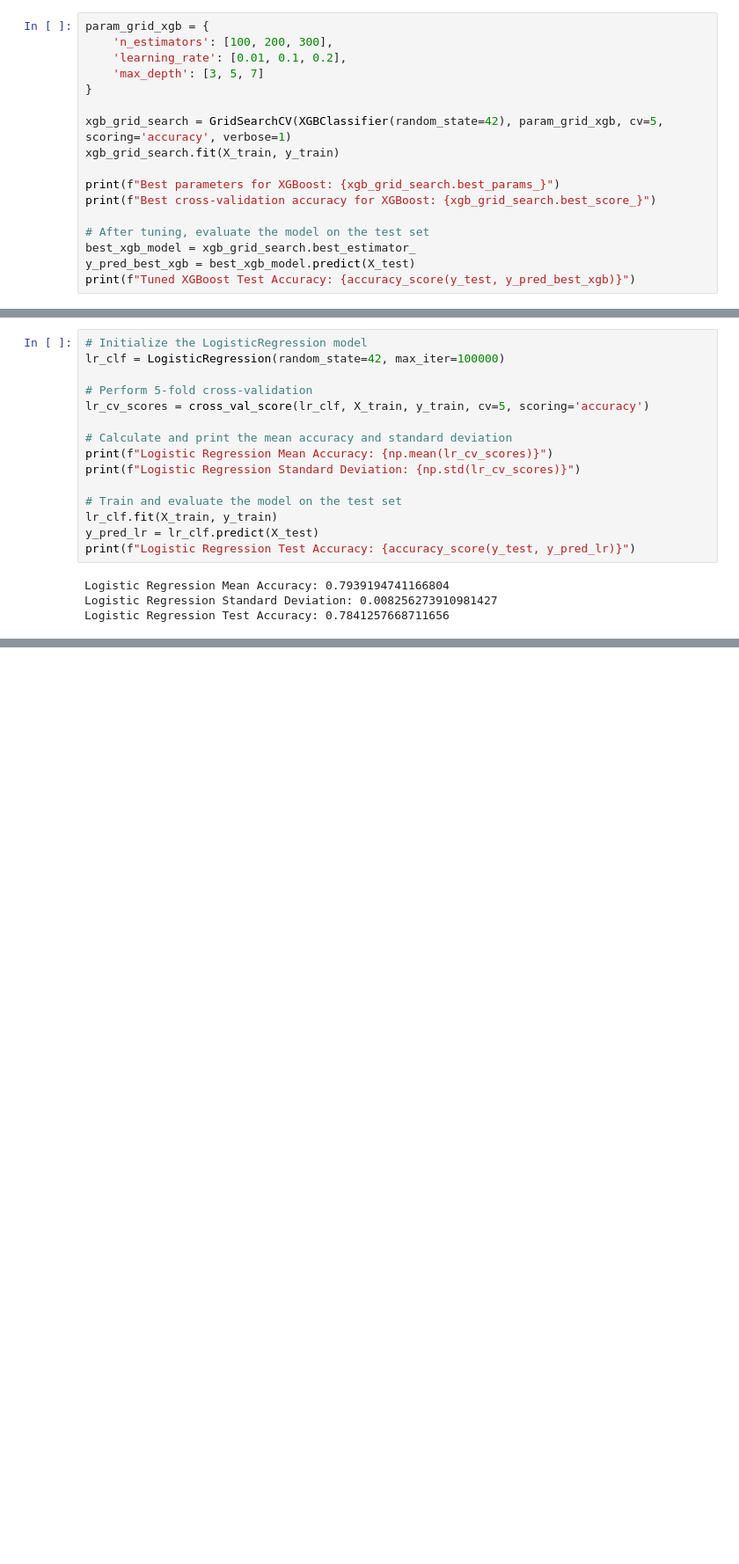
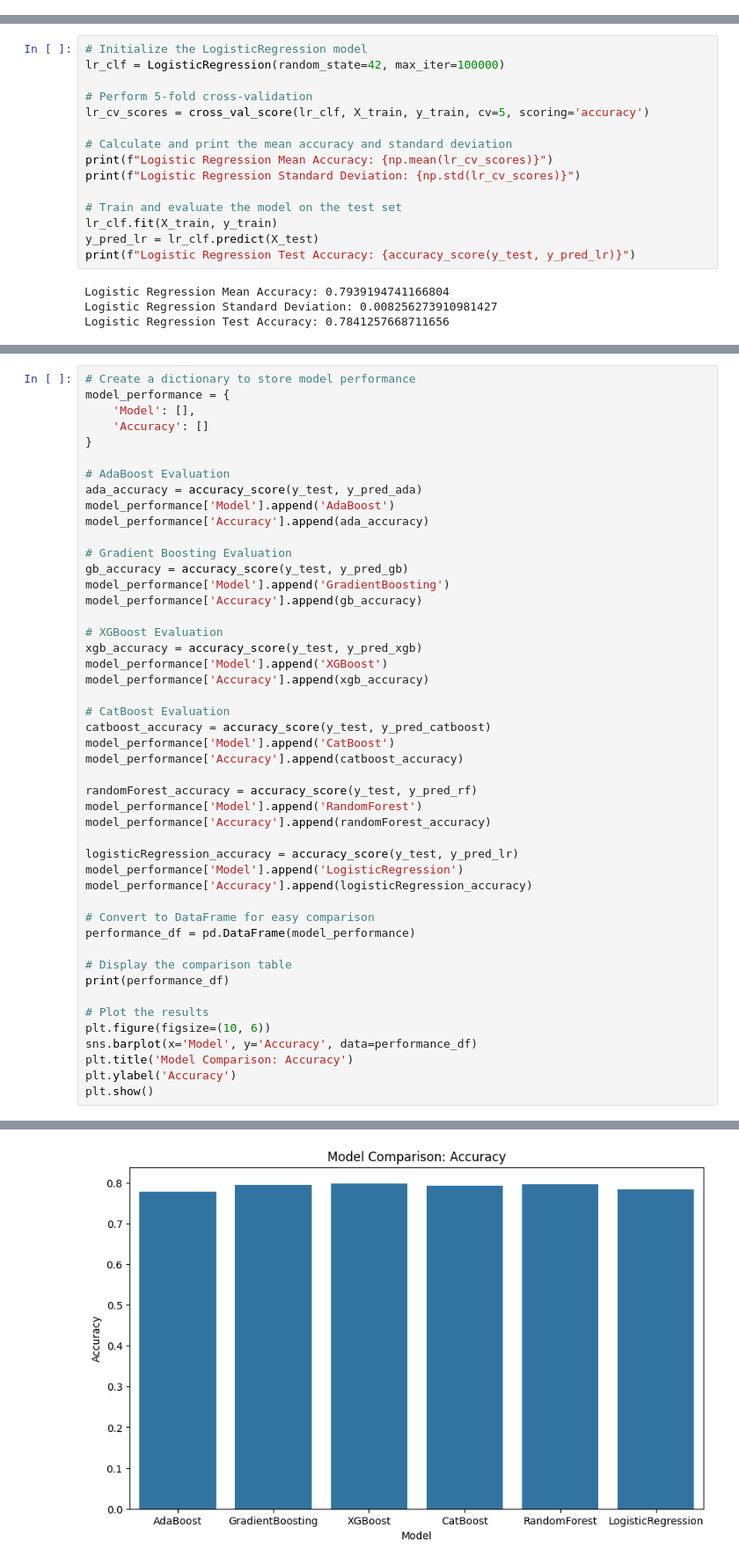
Before and after one commit to pimpaoz15/DISE, a Jupyter notebook: Lab 3/Lab3.ipynb, the cells around one changed output, grey strips where cells are left out. Shown at 88% size. Saved outputs shown, nothing was run; the diff lists cells and outputs as text; blank space fills up the shorter version.

```diff
--- a/Lab 3/Lab3.ipynb
+++ b/Lab 3/Lab3.ipynb
@@ -675,17 +491,0 @@ Tuned CatBoost Test Accuracy: 0.8017638036809815
-# %%
-param_grid_xgb = {
-    'n_estimators': [100, 200, 300],
-    'learning_rate': [0.01, 0.1, 0.2],
-    'max_depth': [3, 5, 7]
-}
-
-xgb_grid_search = GridSearchCV(XGBClassifier(random_state=42), param_grid_xgb, cv=5, scoring='accuracy', verbose=1)
-xgb_grid_search.fit(X_train, y_train)
-
-print(f"Best parameters for XGBoost: {xgb_grid_search.best_params_}")
-print(f"Best cross-validation accuracy for XGBoost: {xgb_grid_search.best_score_}")
-
-# After tuning, evaluate the model on the test set
-best_xgb_model = xgb_grid_search.best_estimator_
-y_pred_best_xgb = best_xgb_model.predict(X_test)
-print(f"Tuned XGBoost Test Accuracy: {accuracy_score(y_test, y_pred_best_xgb)}")
@@ -740,0 +542,48 @@ Logistic Regression Test Accuracy: 0.7841257668711656
+# %%
+# Create a dictionary to store model performance
+model_performance = {
+    'Model': [],
+    'Accuracy': []
+}
+
+# AdaBoost Evaluation
+ada_accuracy = accuracy_score(y_test, y_pred_ada)
+model_performance['Model'].append('AdaBoost')
+model_performance['Accuracy'].append(ada_accuracy)
+
+# Gradient Boosting Evaluation
+gb_accuracy = accuracy_score(y_test, y_pred_gb)
+model_performance['Model'].append('GradientBoosting')
+model_performance['Accuracy'].append(gb_accuracy)
+
+# XGBoost Evaluation
+xgb_accuracy = accuracy_score(y_test, y_pred_xgb)
+model_performance['Model'].append('XGBoost')
+model_performance['Accuracy'].append(xgb_accuracy)
+
+# CatBoost Evaluation
+catboost_accuracy = accuracy_score(y_test, y_pred_catboost)
+model_performance['Model'].append('CatBoost')
+model_performance['Accuracy'].append(catboost_accuracy)
+
+randomForest_accuracy = accuracy_score(y_test, y_pred_rf)
+model_performance['Model'].append('RandomForest')
+model_performance['Accuracy'].append(randomForest_accuracy)
+
+logisticRegression_accuracy = accuracy_score(y_test, y_pred_lr)
+model_performance['Model'].append('LogisticRegression')
+model_performance['Accuracy'].append(logisticRegression_accuracy)
+
+# Convert to DataFrame for easy comparison
+performance_df = pd.DataFrame(model_performance)
+
+# Display the comparison table
+print(performance_df)
+
+# Plot the results
+plt.figure(figsize=(10, 6))
+sns.barplot(x='Model', y='Accuracy', data=performance_df)
+plt.title('Model Comparison: Accuracy')
+plt.ylabel('Accuracy')
+plt.show()
+# %% [output]
@@ -740,0 +597 @@ Logistic Regression Test Accuracy: 0.7841257668711656
+[figure, added]
```
Also changed, not shown: parts of 48 cells of this notebook, 4 other files.
